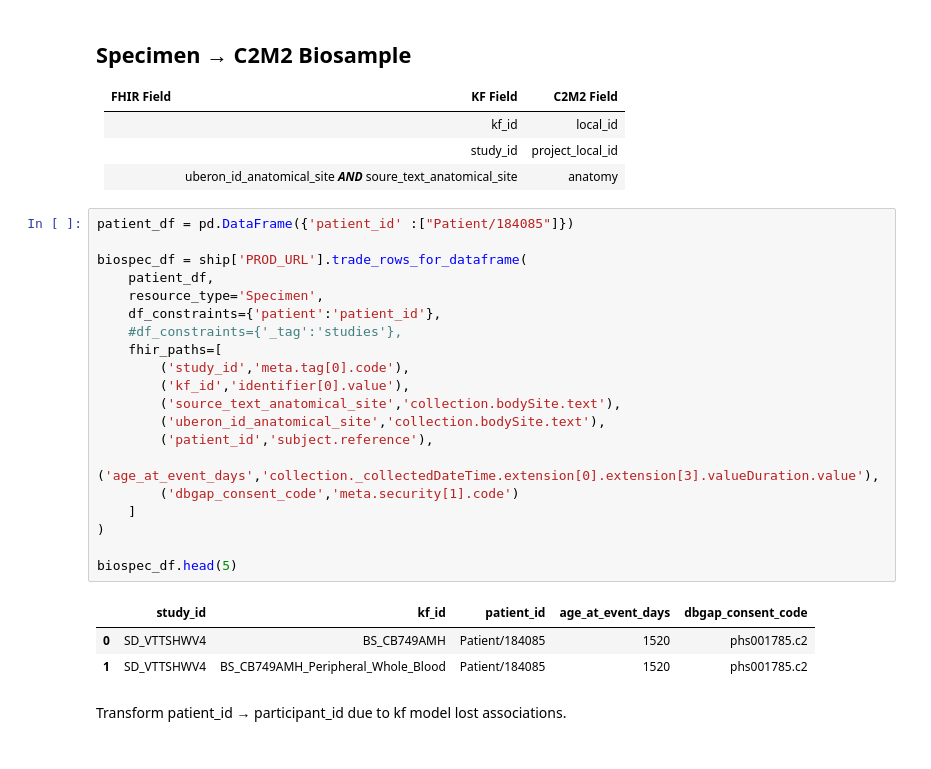
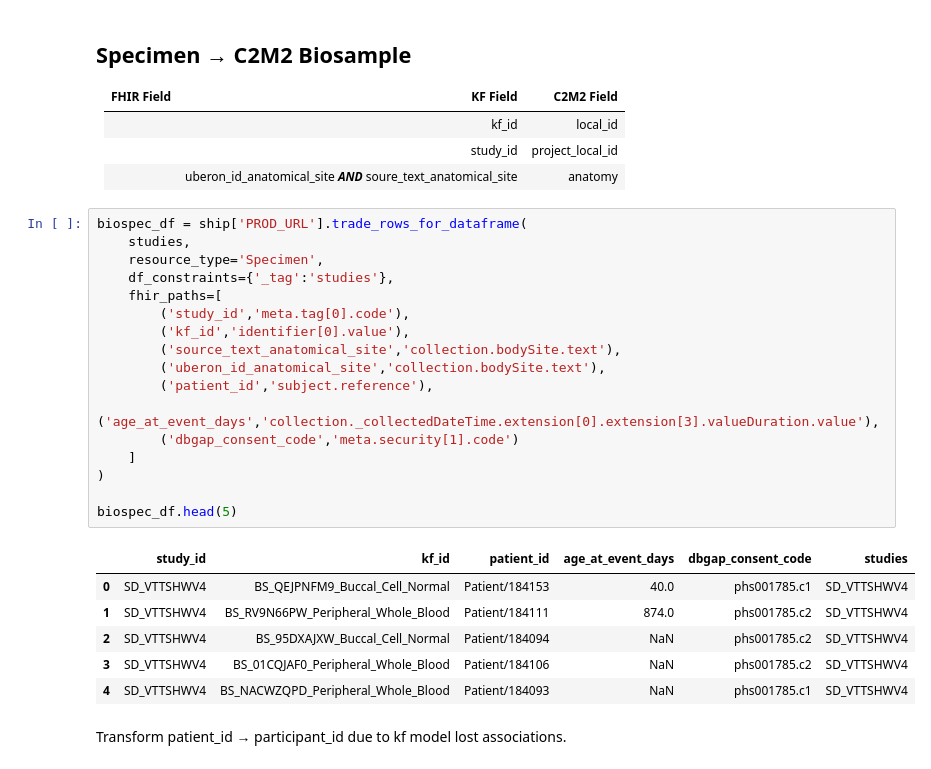
Before and after one commit to kids-first/c2m2-submission-process, a Jupyter notebook: kf_to_c2m2_etl/fhir-ingest.ipynb, the cells around one changed output. Cells and saved outputs as stored; diff of their text form.

```diff
--- a/kf_to_c2m2_etl/fhir-ingest.ipynb
+++ b/kf_to_c2m2_etl/fhir-ingest.ipynb
@@ -163,29 +164,29 @@ patient_df.head()
 |  | study_id | project_local_id |
 |  | uberon_id_anatomical_site ***AND*** soure_text_anatomical_site | anatomy |
 # %%
-patient_df = pd.DataFrame({'patient_id' :["Patient/184085"]})
-
 biospec_df = ship['PROD_URL'].trade_rows_for_dataframe(
-    patient_df,
+    studies,
     resource_type='Specimen',
-    df_constraints={'patient':'patient_id'},
-    #df_constraints={'_tag':'studies'},
+    df_constraints={'_tag':'studies'},
     fhir_paths=[
         ('study_id','meta.tag[0].code'),
         ('kf_id','identifier[0].value'),
         ('source_text_anatomical_site','collection.bodySite.text'),
         ('uberon_id_anatomical_site','collection.bodySite.text'),
         ('patient_id','subject.reference'),
         ('age_at_event_days','collection._collectedDateTime.extension[0].extension[3].valueDuration.value'),
         ('dbgap_consent_code','meta.security[1].code')
     ]
 )
 
 biospec_df.head(5)
 # %% [output]
-|  | study_id | kf_id | patient_id | age_at_event_days | dbgap_consent_code |
-| 0 | SD_VTTSHWV4 | BS_CB749AMH | Patient/184085 | 1520 | phs001785.c2 |
-| 1 | SD_VTTSHWV4 | BS_CB749AMH_Peripheral_Whole_Blood | Patient/184085 | 1520 | phs001785.c2 |
+|  | study_id | kf_id | patient_id | age_at_event_days | dbgap_consent_code | studies |
+| 0 | SD_VTTSHWV4 | BS_QEJPNFM9_Buccal_Cell_Normal | Patient/184153 | 40.0 | phs001785.c1 | SD_VTTSHWV4 |
+| 1 | SD_VTTSHWV4 | BS_RV9N66PW_Peripheral_Whole_Blood | Patient/184111 | 874.0 | phs001785.c2 | SD_VTTSHWV4 |
+| 2 | SD_VTTSHWV4 | BS_95DXAJXW_Buccal_Cell_Normal | Patient/184094 | NaN | phs001785.c2 | SD_VTTSHWV4 |
+| 3 | SD_VTTSHWV4 | BS_01CQJAF0_Peripheral_Whole_Blood | Patient/184106 | NaN | phs001785.c2 | SD_VTTSHWV4 |
+| 4 | SD_VTTSHWV4 | BS_NACWZQPD_Peripheral_Whole_Blood | Patient/184093 | NaN | phs001785.c1 | SD_VTTSHWV4 |
 # %% [markdown]
 Transform patient_id &rarr; participant_id due to kf model lost associations.
 # %%
```
Also changed, not shown: parts of 10 cells of this notebook.
